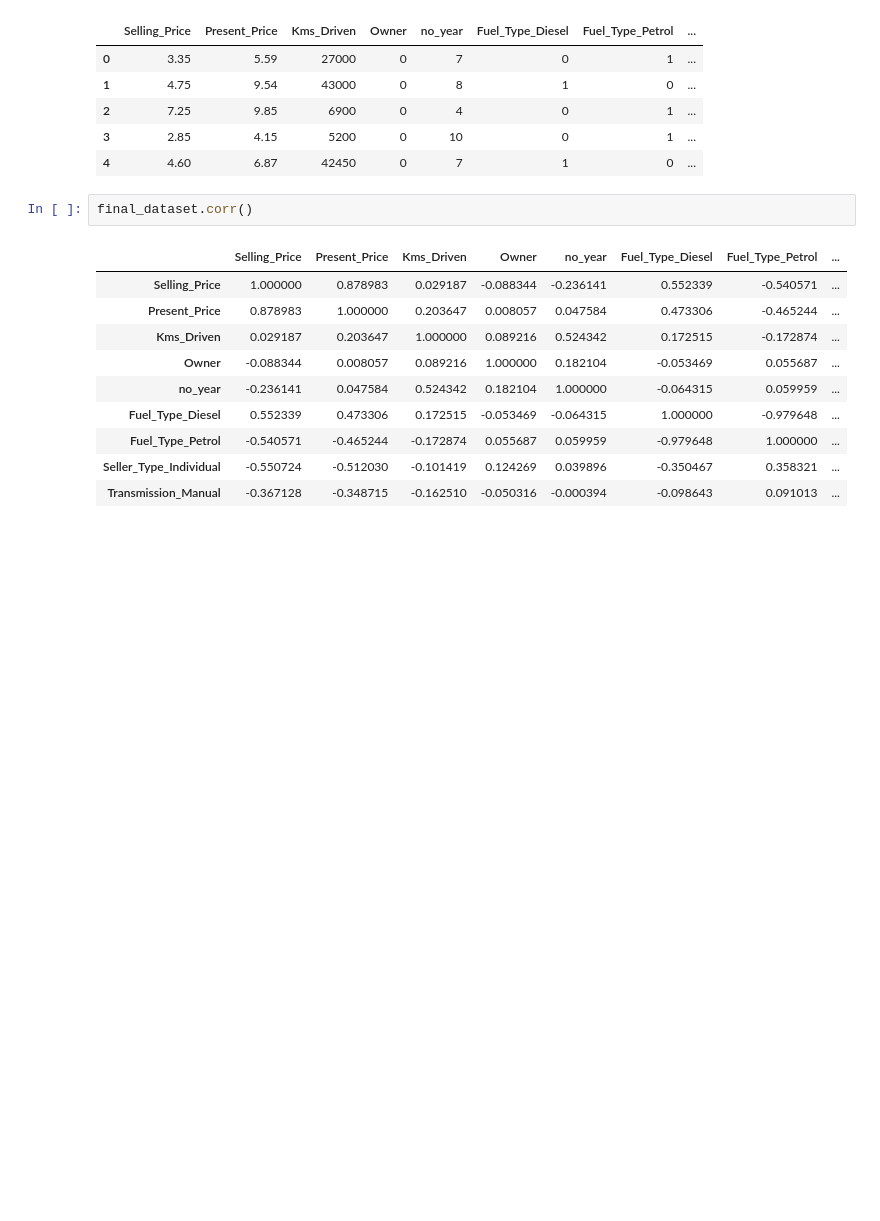
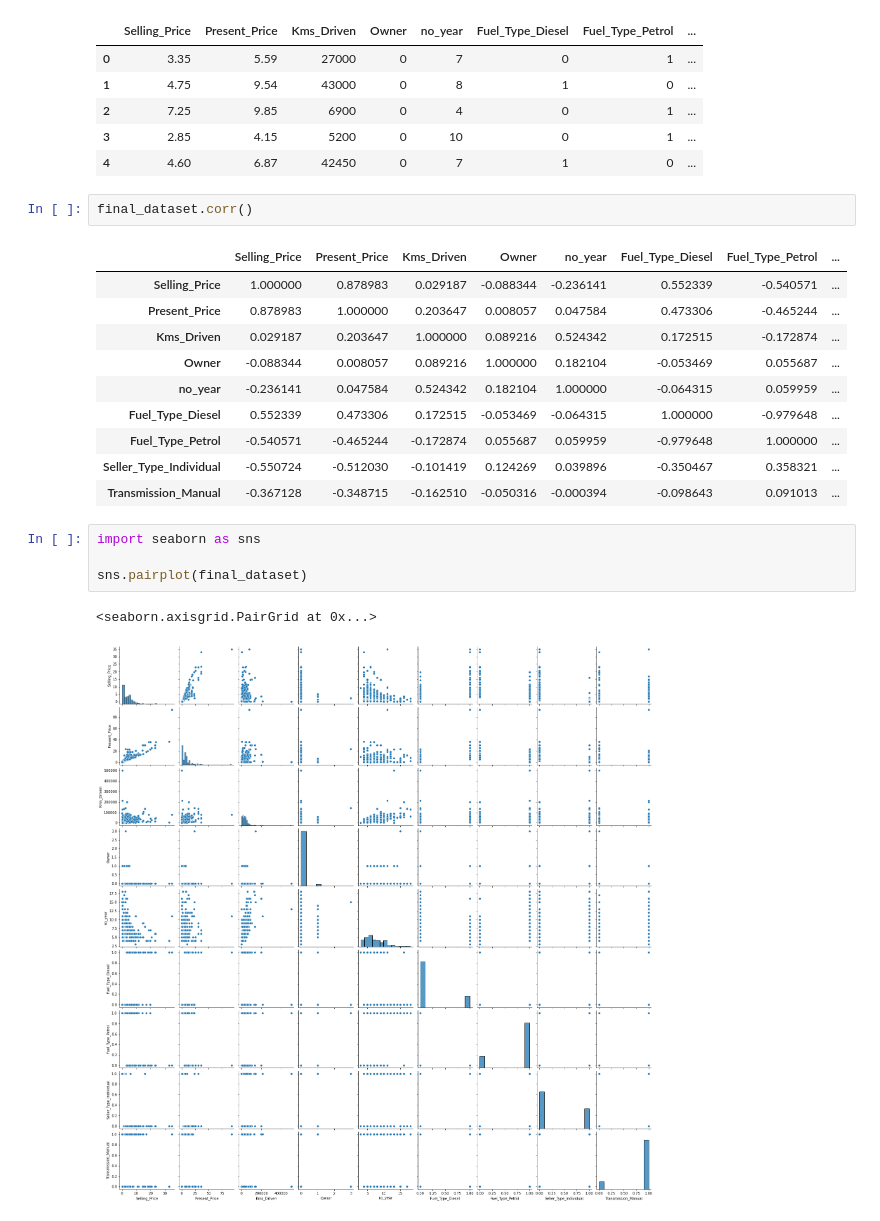
Before and after one commit to Binita72/Car_Price_Prediction, a Jupyter notebook: Car_Price_Prediction.ipynb, the cells around one changed output. Cells and saved outputs as stored; diff of their text form; blank space fills up the shorter version.

```diff
--- a/Car_Price_Prediction.ipynb
+++ b/Car_Price_Prediction.ipynb
@@ -197,3 +197,10 @@ final_dataset.corr()
 | Fuel_Type_Petrol | -0.540571 | -0.465244 | -0.172874 | 0.055687 | 0.059959 | -0.979648 | 1.000000 | ... |
 | Seller_Type_Individual | -0.550724 | -0.512030 | -0.101419 | 0.124269 | 0.039896 | -0.350467 | 0.358321 | ... |
 | Transmission_Manual | -0.367128 | -0.348715 | -0.162510 | -0.050316 | -0.000394 | -0.098643 | 0.091013 | ... |
+# %%
+import seaborn as sns
+
+sns.pairplot(final_dataset)
+# %% [output]
+<seaborn.axisgrid.PairGrid at 0x...>
+[figure, added]
```
Also changed, not shown: parts of 1 cell of this notebook.
